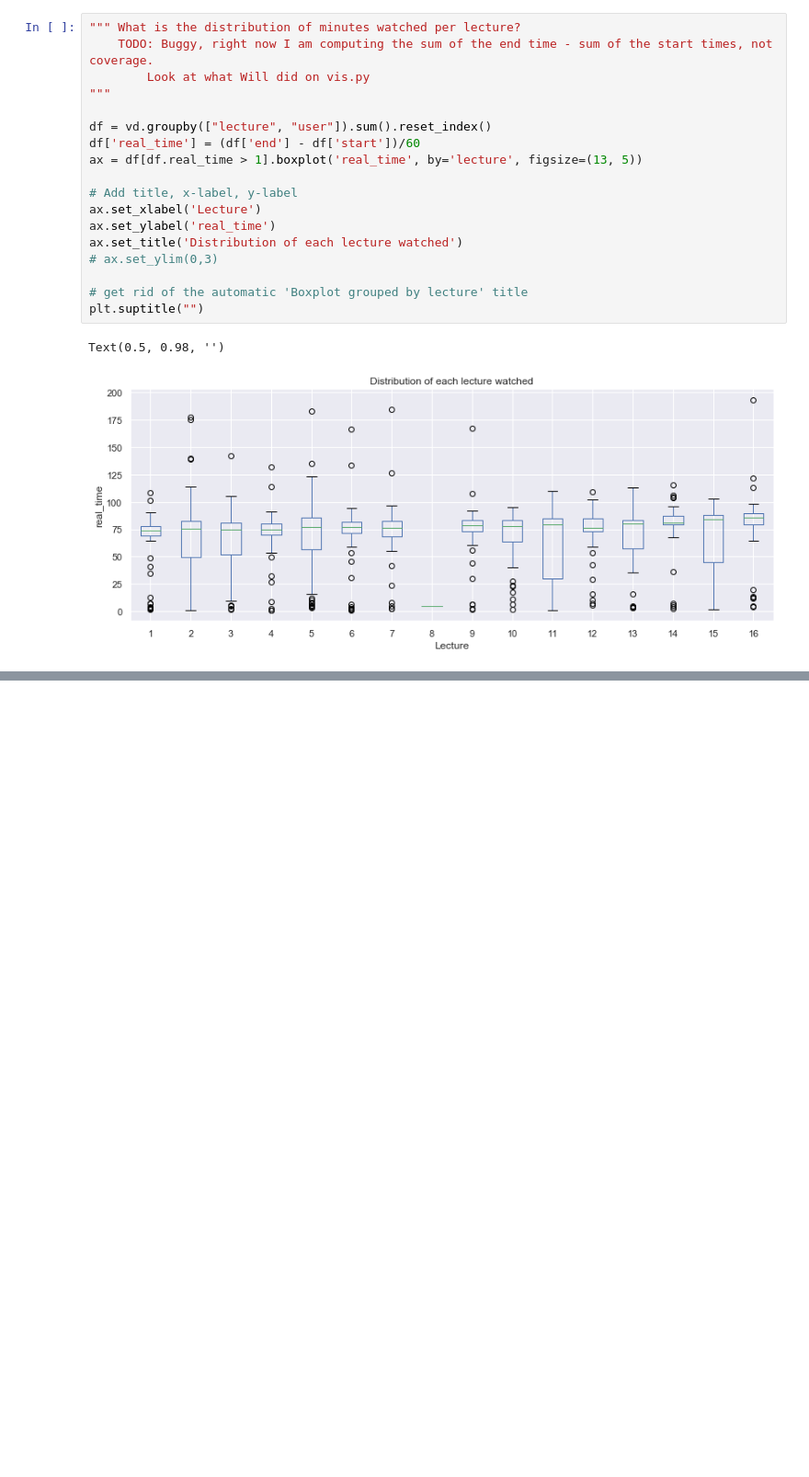
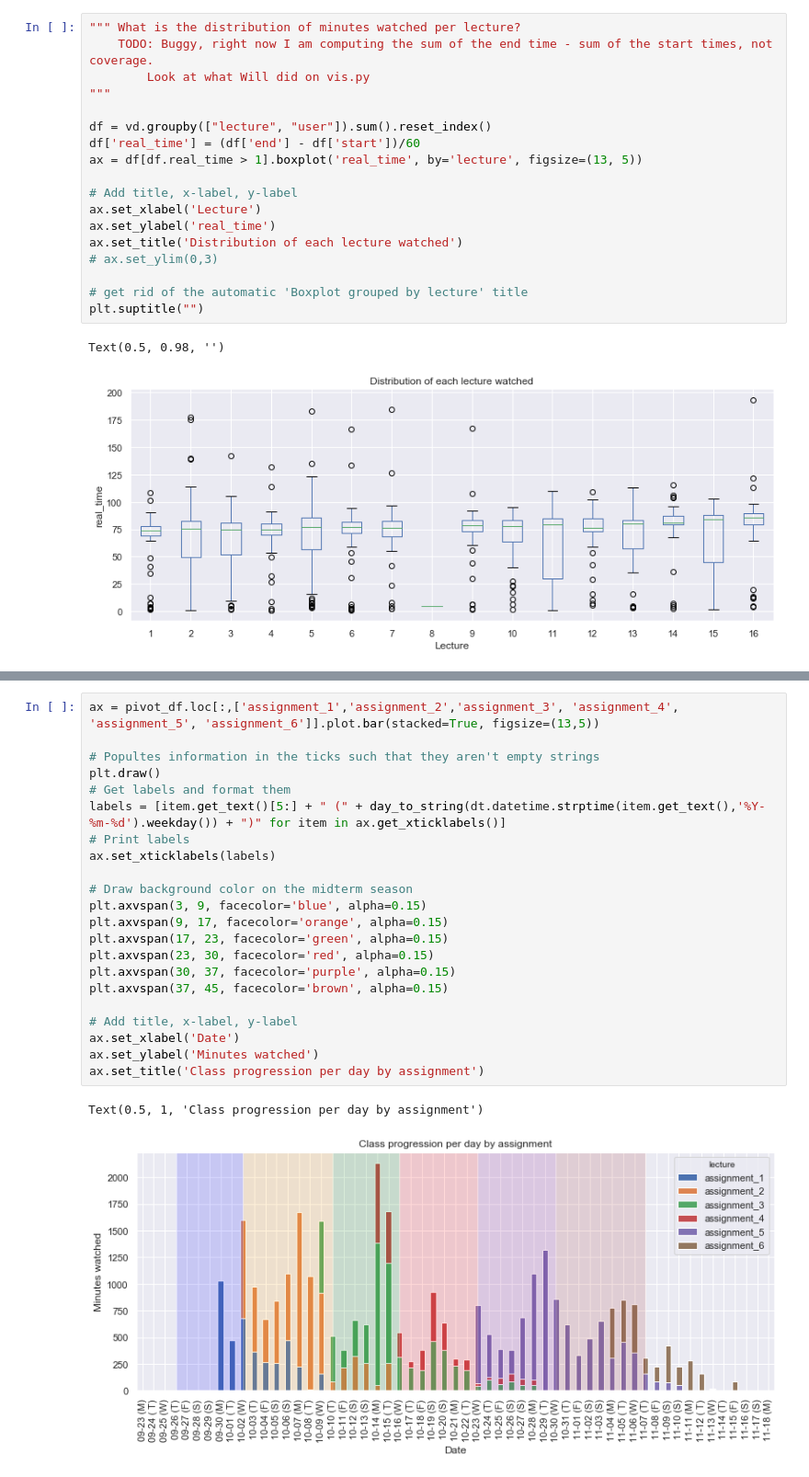
Before and after one commit to willcrichton/lecture-intelligence, a Jupyter notebook: notebooks/georgia-experiments.ipynb, the cells around one changed output, grey strips where cells are left out. Shown at 92% size. Cells and saved outputs as stored; diff of their text form; blank space fills up the shorter version.

```diff
--- a/notebooks/georgia-experiments.ipynb
+++ b/notebooks/georgia-experiments.ipynb
@@ -192,0 +266,25 @@ Text(0.5, 0.98, '')
+# %%
+ax = pivot_df.loc[:,['assignment_1','assignment_2','assignment_3', 'assignment_4', 'assignment_5', 'assignment_6']].plot.bar(stacked=True, figsize=(13,5))
+
+# Popultes information in the ticks such that they aren't empty strings
+plt.draw()
+# Get labels and format them
+labels = [item.get_text()[5:] + " (" + day_to_string(dt.datetime.strptime(item.get_text(),'%Y-%m-%d').weekday()) + ")" for item in ax.get_xticklabels()]
+# Print labels
+ax.set_xticklabels(labels)
+
+# Draw background color on the midterm season
+plt.axvspan(3, 9, facecolor='blue', alpha=0.15)
+plt.axvspan(9, 17, facecolor='orange', alpha=0.15)
+plt.axvspan(17, 23, facecolor='green', alpha=0.15)
+plt.axvspan(23, 30, facecolor='red', alpha=0.15)
+plt.axvspan(30, 37, facecolor='purple', alpha=0.15)
+plt.axvspan(37, 45, facecolor='brown', alpha=0.15)
+
+# Add title, x-label, y-label
+ax.set_xlabel('Date')
+ax.set_ylabel('Minutes watched')
+ax.set_title('Class progression per day by assignment')
+# %% [output]
+Text(0.5, 1, 'Class progression per day by assignment')
+[figure, added]
```
Also changed, not shown: parts of 16 cells of this notebook.
